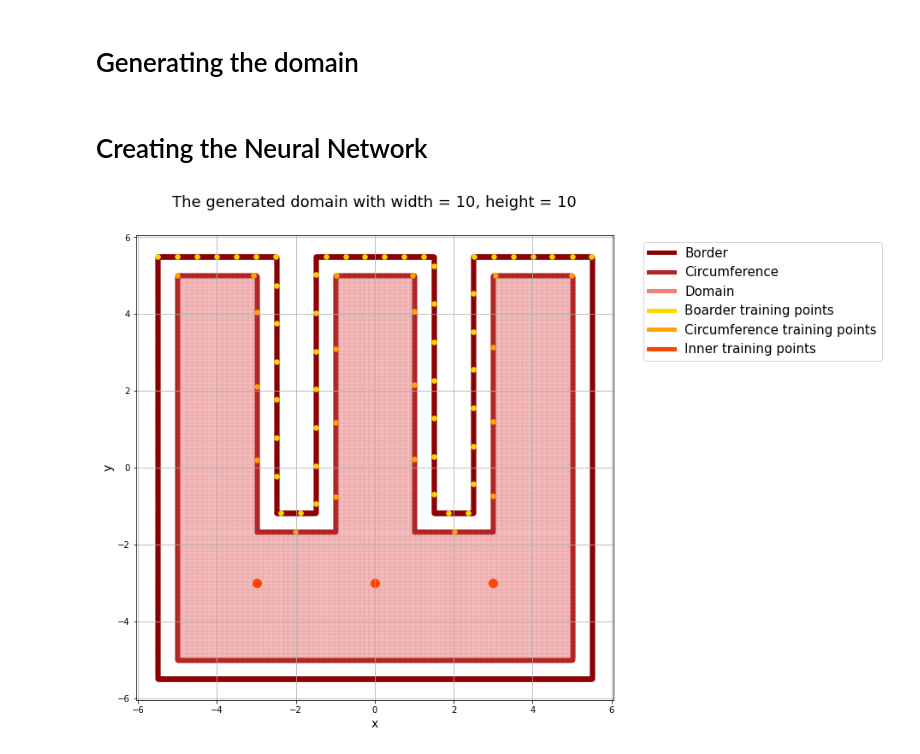
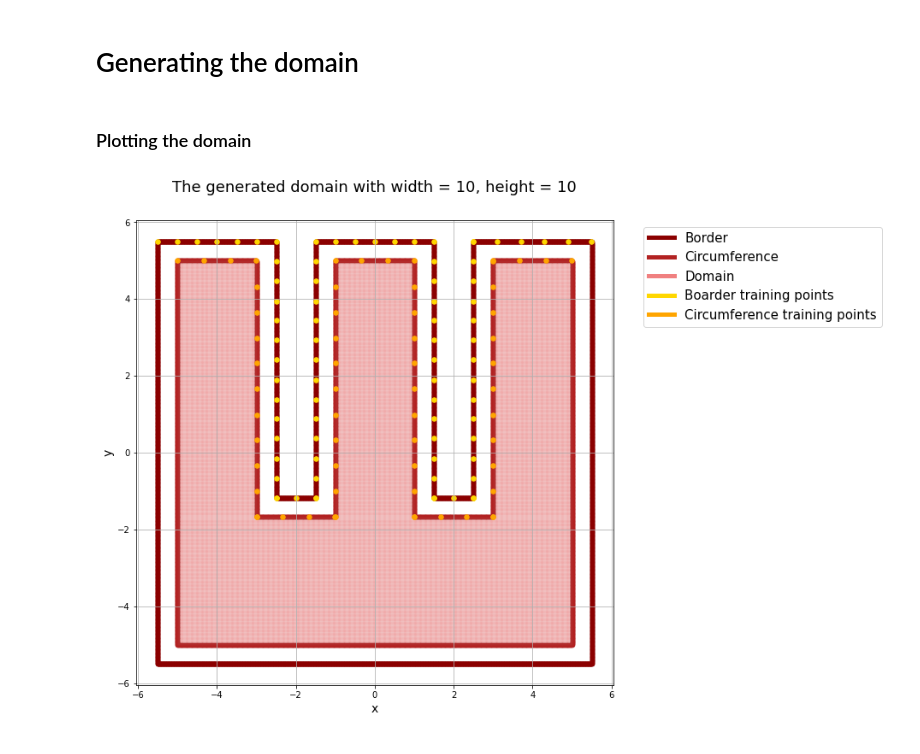
Before and after one commit to domonkoshaffner/laplace_ode, a Jupyter notebook: laplace.ipynb, the cells around one changed output. Saved outputs shown, nothing was run; the diff lists cells and outputs as text; code cells hidden in the pictures.

Commit message:
Add corrected training data generation

```diff
--- a/laplace.ipynb
+++ b/laplace.ipynb
@@ -13,5 +17,5 @@ import math
 # %%
-# Function for generating the circumference of the domain
+# Function for generating the domain
 
 # Input1: the width of the domain
 # Input2: the height of the domain
@@ -28,6 +32,10 @@ import math
 #    list of y coordinates of the separated border
 #    list of x coordinates of the circumference
 #    list of y coordinates of the circumference
+#    list of x coordinates of the separated top border
+#    list of y coordinates of the separated top border
+#    list of x coordinates of the separated top circumference
+#    list of y coordinates of the separated top circumference
 
 def rect_circ2(width, height, devision_point, border_dist):
 
@@ -81,6 +89,9 @@ def rect_circ2(width, height, devision_point, border_dist):
 
     x_coord_circ += x_coord_perp1 + x_coord_perp2 + x_coord_perp3 + x_coord_perp4
 
+    x_circ_top_matrix = [x_temp1, x_coord_perp1, x_temp2, x_coord_perp2, x_temp3, x_coord_perp3, x_temp4, x_coord_perp4, x_temp5]
+    y_circ_top_matrix = [y_temp135, y_temp1, y_temp24, y_temp1, y_temp135, y_temp1, y_temp24, y_temp1, y_temp135]
+
     # Generating the separate circumference
     x_coord_circumference_sep = [x_left, x_temp1 + x_coord_perp1 + x_temp2 + x_coord_perp2 + x_temp3 + x_coord_perp3 + x_temp4 + x_coord_perp4 + x_temp5, x_right, x_lower_upper]
     y_coord_circumference_sep = [y_left_right, y_temp135 + y_temp1 + y_temp24 + y_temp1 + y_temp135 + y_temp1 + y_temp24 + y_temp1 + y_temp135, y_left_right, y_lower]
@@ -110,12 +121,13 @@ def rect_circ2(width, height, devision_point, border_dist):
     index_of_temp3 = x_lower_upper_border.index(x_lower_upper[int(len(x_lower_upper)/10*6)] + border_dist/2)
     index_of_temp4 = x_lower_upper_border.index(x_lower_upper[int(len(x_lower_upper)/10*8)] - border_dist/2)
 
-    x_upper_bord1 = x_lower_upper_border[0:index_of_temp1]
-    x_upper_bord2 = x_lower_upper_border[index_of_temp1:index_of_temp2]
-    x_upper_bord3 = x_lower_upper_border[index_of_temp2:index_of_temp3]
-    x_upper_bord4 = x_lower_upper_border[index_of_temp3:index_of_temp4]
+    x_upper_bord1 = x_lower_upper_border[0:index_of_temp1+1]
+    x_upper_bord2 = x_lower_upper_border[index_of_temp1:index_of_temp2+1]
+    x_upper_bord3 = x_lower_upper_border[index_of_temp2:index_of_temp3+1]
+    x_upper_bord4 = x_lower_upper_border[index_of_temp3:index_of_temp4+1]
     x_upper_bord5 = x_lower_upper_border[index_of_temp4:]
     x_upper_bord = x_upper_bord1 + x_mid_bord1 + x_upper_bord2 + x_mid_bord2 + x_upper_bord3 + x_mid_bord3 + x_upper_bord4 + x_mid_bord4 + x_upper_bord5
+    x_upper_bord_matrix = [x_upper_bord1, x_mid_bord1, x_upper_bord2, x_mid_bord2, x_upper_bord3, x_mid_bord3, x_upper_bord4, x_mid_bord4, x_upper_bord5]
 
     y_upper_border1 = [(height + border_dist)/2]*len(x_upper_bord1)
     y_upper_border2 = [y_left_right[int(len(y_left_right)*devision_point)] + border_dist/2]*len(x_upper_bord2)
@@ -123,7 +135,7 @@ def rect_circ2(width, height, devision_point, border_dist):
     y_upper_border4 = [y_left_right[int(len(y_left_right)*devision_point)] + border_dist/2]*len(x_upper_bord4)
     y_upper_border5 = [(height + border_dist)/2]*len(x_upper_bord5)
     y_upper_border = y_upper_border1 + y_temp_bord + y_upper_border2 + y_temp_bord + y_upper_border3 + y_temp_bord + y_upper_border4 + y_temp_bord + y_upper_border5
-
+    y_upper_bord_matrix = [y_upper_border1, y_temp_bord, y_upper_border2, y_temp_bord, y_upper_border3, y_temp_bord, y_upper_border4, y_temp_bord, y_upper_border5]
 
     # Appending everything to the lists
     x_border += x_left_border + x_upper_bord + x_right_border + x_lower_upper_border
@@ -152,7 +164,7 @@ def rect_circ2(width, height, devision_point, border_dist):
 ####################################################################################
 
     # Returning the coordinates
-    return [x_coord_circ, y_coord_circ, x_filled, y_filled, x_border, y_border, x_sep_borders, y_sep_borders, x_coord_circumference_sep, y_coord_circumference_sep]
+    return [x_coord_circ, y_coord_circ, x_filled, y_filled, x_border, y_border, x_sep_borders, y_sep_borders, x_coord_circumference_sep, y_coord_circumference_sep, x_upper_bord_matrix, y_upper_bord_matrix, x_circ_top_matrix, y_circ_top_matrix]
 # %% [markdown]
 ### Function for plotting the domain
 # %%
@@ -341,2 +425,0 @@ y_circum_bottom = x_y_coord[9][3]
-# %% [markdown]
-# Creating the Neural Network
@@ -384,27 +464,21 @@ y_inner_training = [y_filled[i] for i in inner_resulted_indeces]
+# %% [markdown]
+### Plotting the domain
 # %%
 # Setting the visibility of the border, circumference and inner points
 border_vis = True
 circum_vis = True
 inner_vis = True
 boarder_training_vis = True
 circum_training_vis = True
-inner_training_vis = True
+inner_training_vis = False
 
 # Setting the savefig variable
 savefig = True
 
 # Setting the visibility boolean list
 visibility = [border_vis, circum_vis, inner_vis, boarder_training_vis, circum_training_vis, inner_training_vis]
 
-# Putting the coordinates into lists
-border_coord = [x_border, y_border]
-circum_coord = [x_coordinates, y_coordinates]
-inner_coord = [x_filled, y_filled]
-boarder_training_coord = [x_training_boarder, y_training_boarder]
-circum_training_coord = [x_training_circum, y_training_circum]
-inner_training_coord = [x_inner_training, y_inner_training]
-
 # Plotting the domain
 rect_plot(border_coord, circum_coord, inner_coord, boarder_training_coord, circum_training_coord, inner_training_coord, visibility, savefig)
 # %% [output]
-[figure, old version]
+[figure, new version]
```
Also changed, not shown: parts of 10 cells of this notebook, 1 other file.
